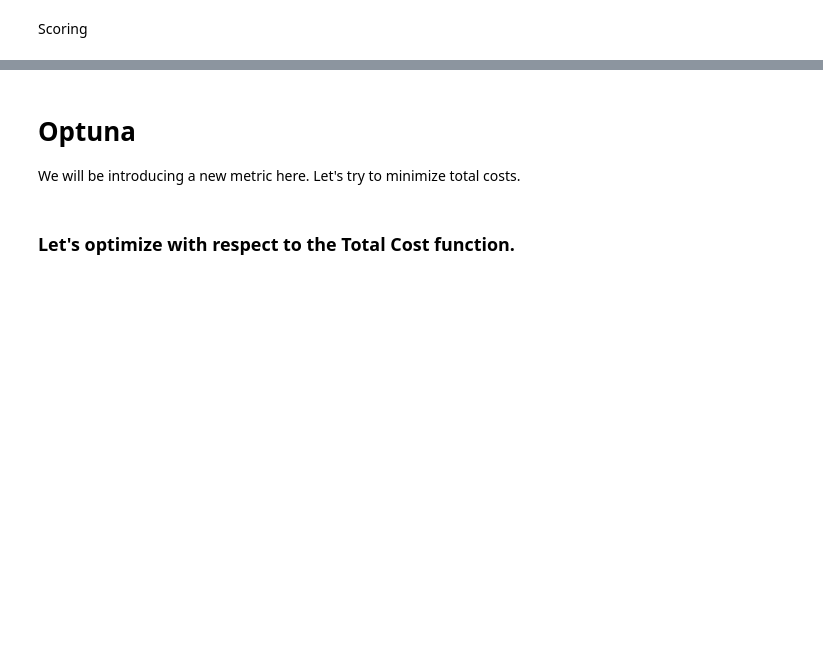
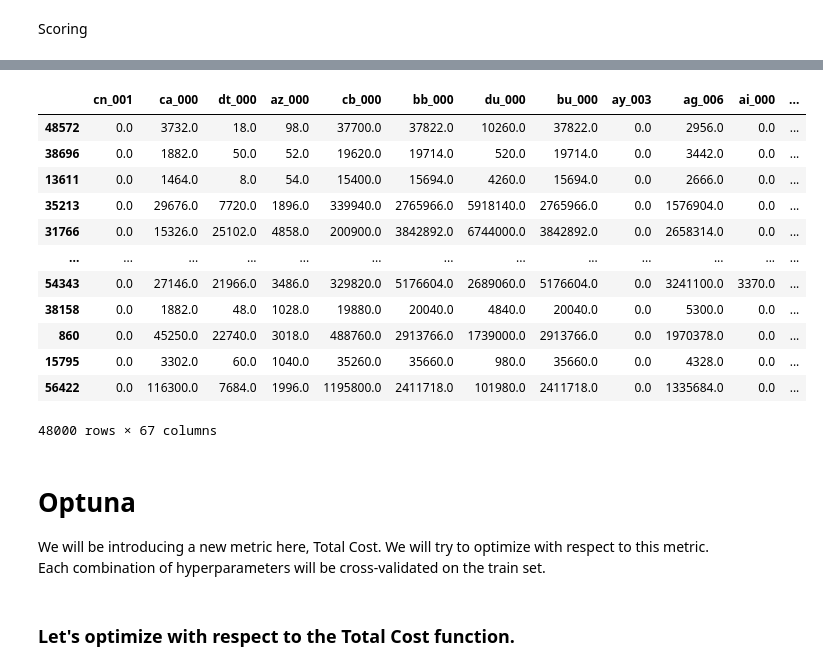
Before and after one commit to MatheusVazManzke/bix-intelligence-challenge, a Jupyter notebook: notebooks/exploration/0.0-mvm-data-exploration.ipynb, the cells around one changed output, grey strips where cells are left out. Saved outputs shown, nothing was run; the diff lists cells and outputs as text; code cells hidden in the pictures; blank space fills up the shorter version.

```diff
--- a/notebooks/exploration/0.0-mvm-data-exploration.ipynb
+++ b/notebooks/exploration/0.0-mvm-data-exploration.ipynb
@@ -475,6 +527,9 @@ important_columns = [
 # Filtered Catboost
 
 Let's try a new CatBoost model with less features.
+# %%
+filtered_x_train = X_train[important_columns]
+filtered_x_val = X_val[important_columns]
 # %% [markdown]
 Train
 # %%
@@ -514,8 +569,24 @@ print(classification_report(y_val, filtered_cat_boost.predict(X_val)))
 weighted avg       0.99      0.99      0.99     12000
+# %%
+filtered_x_train
+# %% [output]
+|  | cn_001 | ca_000 | dt_000 | az_000 | cb_000 | bb_000 | du_000 | bu_000 | ay_003 | ag_006 | ai_000 | ... |
+| 48572 | 0.0 | 3732.0 | 18.0 | 98.0 | 37700.0 | 37822.0 | 10260.0 | 37822.0 | 0.0 | 2956.0 | 0.0 | ... |
+| 38696 | 0.0 | 1882.0 | 50.0 | 52.0 | 19620.0 | 19714.0 | 520.0 | 19714.0 | 0.0 | 3442.0 | 0.0 | ... |
+| 13611 | 0.0 | 1464.0 | 8.0 | 54.0 | 15400.0 | 15694.0 | 4260.0 | 15694.0 | 0.0 | 2666.0 | 0.0 | ... |
+| 35213 | 0.0 | 29676.0 | 7720.0 | 1896.0 | 339940.0 | 2765966.0 | 5918140.0 | 2765966.0 | 0.0 | 1576904.0 | 0.0 | ... |
+| 31766 | 0.0 | 15326.0 | 25102.0 | 4858.0 | 200900.0 | 3842892.0 | 6744000.0 | 3842892.0 | 0.0 | 2658314.0 | 0.0 | ... |
+| ... | ... | ... | ... | ... | ... | ... | ... | ... | ... | ... | ... | ... |
+| 54343 | 0.0 | 27146.0 | 21966.0 | 3486.0 | 329820.0 | 5176604.0 | 2689060.0 | 5176604.0 | 0.0 | 3241100.0 | 3370.0 | ... |
+| 38158 | 0.0 | 1882.0 | 48.0 | 1028.0 | 19880.0 | 20040.0 | 4840.0 | 20040.0 | 0.0 | 5300.0 | 0.0 | ... |
+| 860 | 0.0 | 45250.0 | 22740.0 | 3018.0 | 488760.0 | 2913766.0 | 1739000.0 | 2913766.0 | 0.0 | 1970378.0 | 0.0 | ... |
+| 15795 | 0.0 | 3302.0 | 60.0 | 1040.0 | 35260.0 | 35660.0 | 980.0 | 35660.0 | 0.0 | 4328.0 | 0.0 | ... |
+| 56422 | 0.0 | 116300.0 | 7684.0 | 1996.0 | 1195800.0 | 2411718.0 | 101980.0 | 2411718.0 | 0.0 | 1335684.0 | 0.0 | ... |
+48000 rows × 67 columns
 # %% [markdown]
 # Optuna
 
-We will be introducing a new metric here. Let's try to minimize total costs.
+We will be introducing a new metric here, Total Cost. We will try to optimize with respect to this metric. Each combination of hyperparameters will be cross-validated on the train set.
 # %%
 # f1_scorer = make_scorer(f1_score, average="binary", zero_division=0)
 # %%
```
Also changed, not shown: parts of 48 cells of this notebook, 10 other files.
